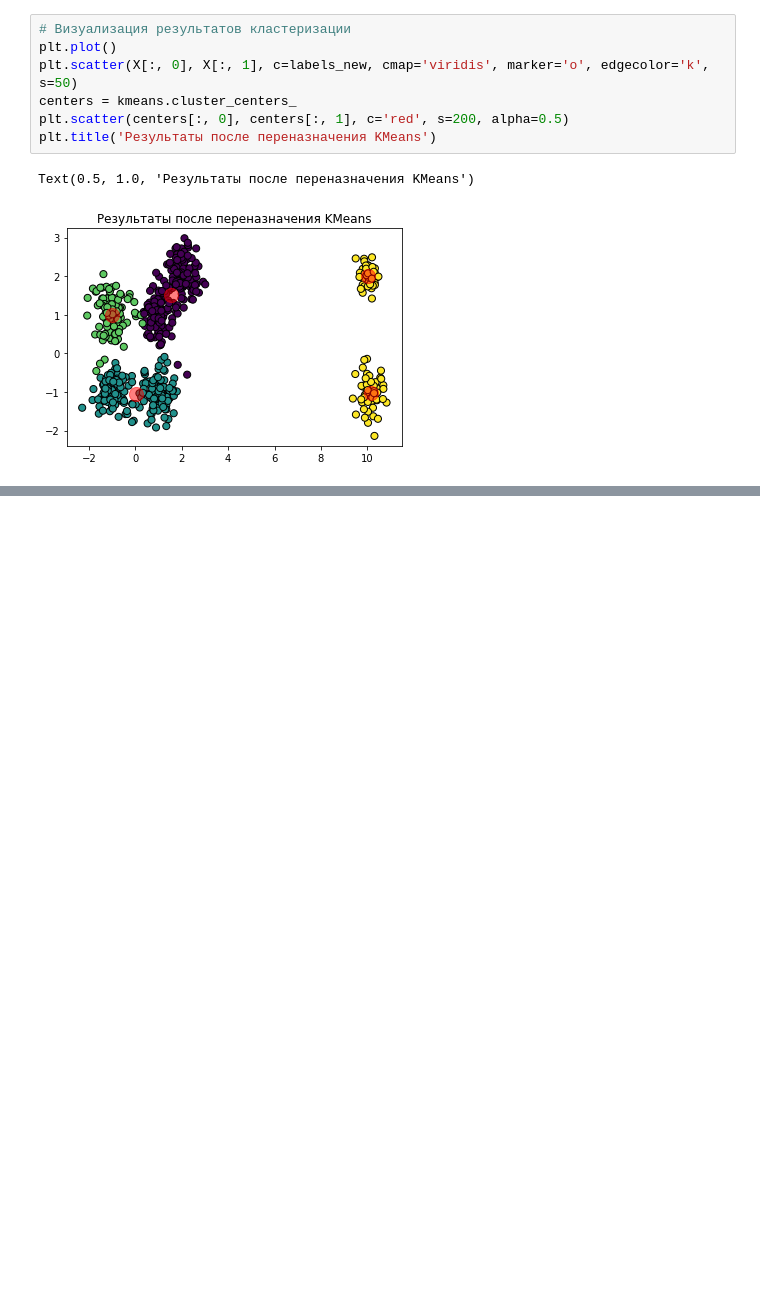
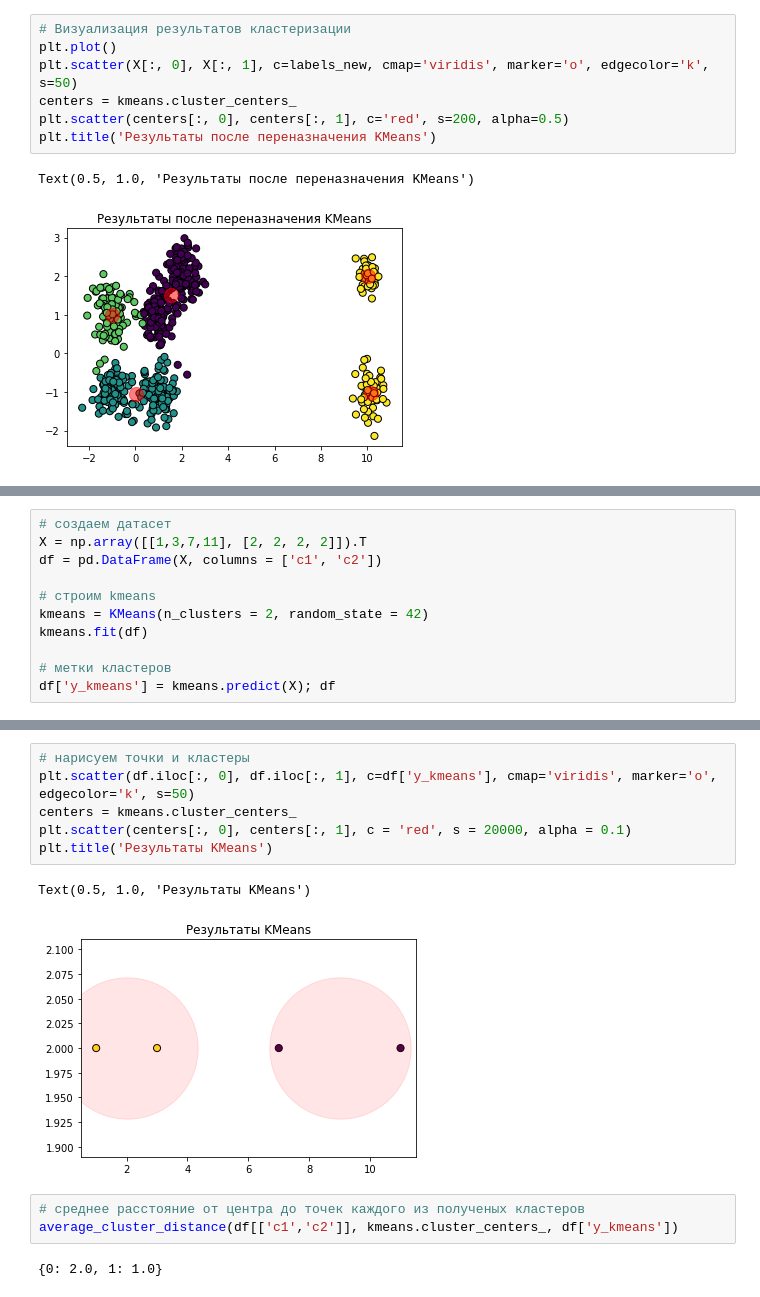
Before and after one commit to VityaShevcov/kmeans_min_size_clustering, a Jupyter notebook: k_mean_min_size.ipynb, the cells around one changed output, grey strips where cells are left out. Cells and saved outputs as stored; diff of their text form; blank space fills up the shorter version.

Commit message:
add average_cluster_distance

```diff
--- a/k_mean_min_size.ipynb
+++ b/k_mean_min_size.ipynb
@@ -141,0 +158,11 @@ Text(0.5, 1.0, 'Результаты после переназначения KMe
+# %%
+# создаем датасет
+X = np.array([[1,3,7,11], [2, 2, 2, 2]]).T
+df = pd.DataFrame(X, columns = ['c1', 'c2'])
+
+# строим kmeans
+kmeans = KMeans(n_clusters = 2, random_state = 42)
+kmeans.fit(df)
+
+# метки кластеров
+df['y_kmeans'] = kmeans.predict(X); df
@@ -141,0 +175,14 @@ Text(0.5, 1.0, 'Результаты после переназначения KMe
+# %%
+# нарисуем точки и кластеры
+plt.scatter(df.iloc[:, 0], df.iloc[:, 1], c=df['y_kmeans'], cmap='viridis', marker='o', edgecolor='k', s=50)
+centers = kmeans.cluster_centers_
+plt.scatter(centers[:, 0], centers[:, 1], c = 'red', s = 20000, alpha = 0.1)
+plt.title('Результаты KMeans')
+# %% [output]
+Text(0.5, 1.0, 'Результаты KMeans')
+[figure, added]
+# %%
+# среднее расстояние от центра до точек каждого из полученых кластеров
+average_cluster_distance(df[['c1','c2']], kmeans.cluster_centers_, df['y_kmeans'])
+# %% [output]
+{0: 2.0, 1: 1.0}
```
Also changed, not shown: parts of 4 cells of this notebook.
